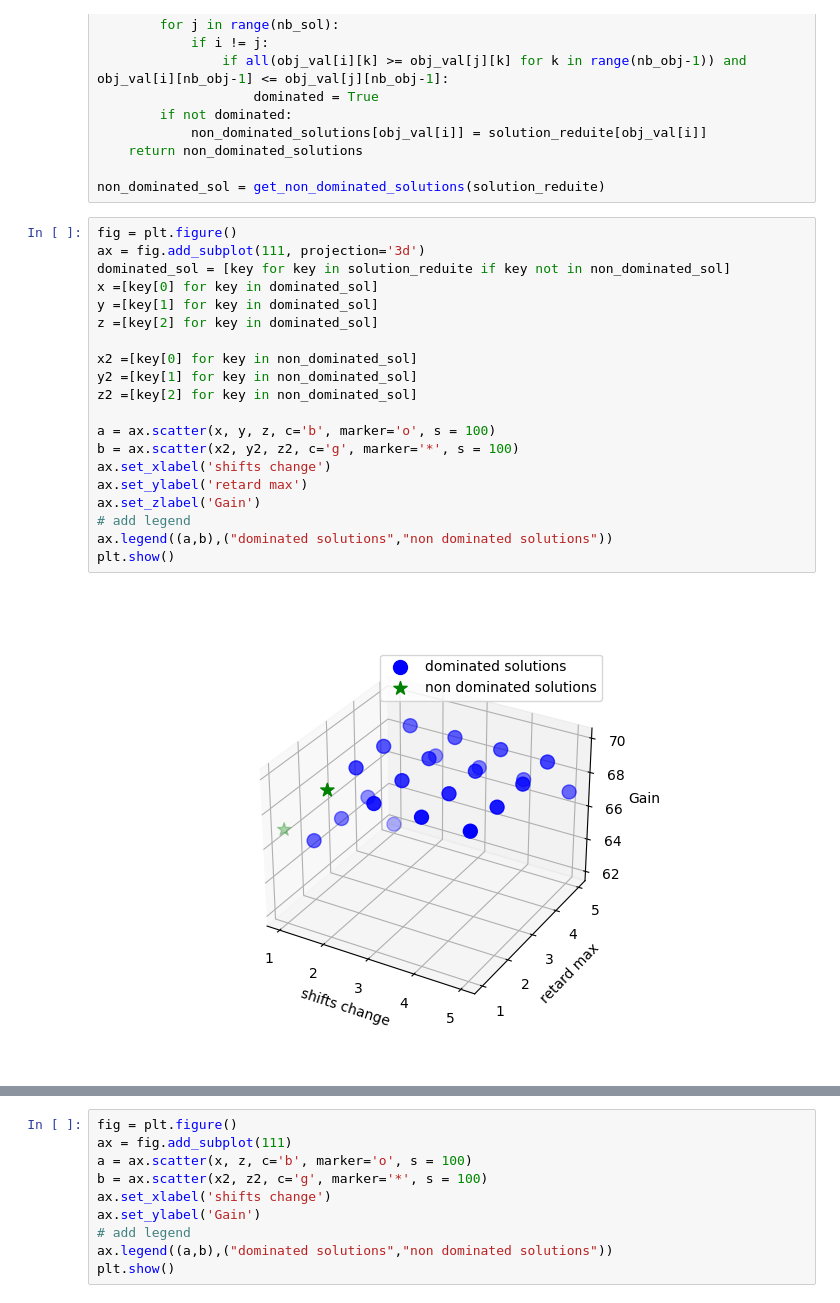
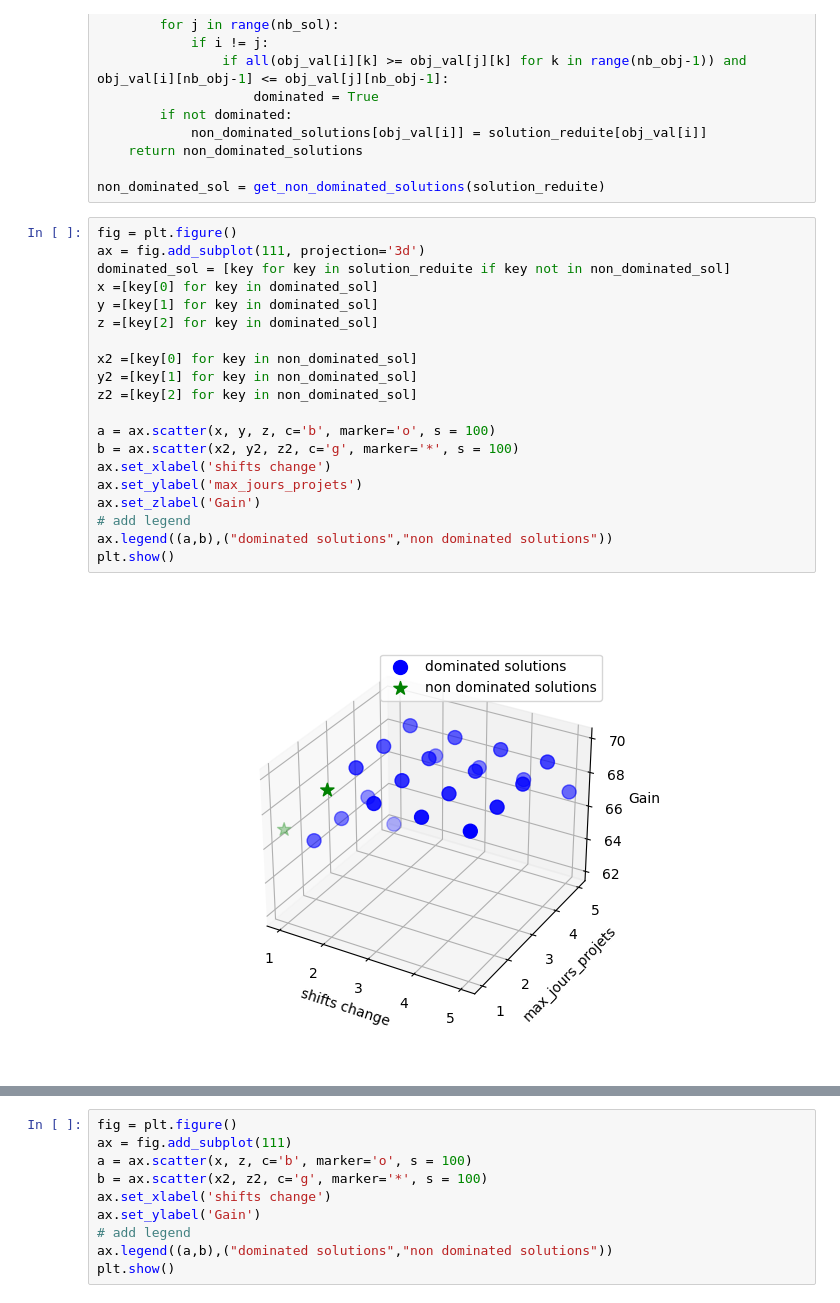
Before and after one commit to lidamsoukaina/Planification_Et_Affectation, a Jupyter notebook: main.ipynb, the cells around one changed output, grey strips where cells are left out. Cells and saved outputs as stored; diff of their text form.

```diff
--- a/main.ipynb
+++ b/main.ipynb
@@ -243,25 +243,25 @@ non_dominated_sol = get_non_dominated_solutions(solution_reduite)
 # %%
 fig = plt.figure()
 ax = fig.add_subplot(111, projection='3d')
 dominated_sol = [key for key in solution_reduite if key not in non_dominated_sol]
 x =[key[0] for key in dominated_sol]
 y =[key[1] for key in dominated_sol]
 z =[key[2] for key in dominated_sol]
 
 x2 =[key[0] for key in non_dominated_sol]
 y2 =[key[1] for key in non_dominated_sol]
 z2 =[key[2] for key in non_dominated_sol]
 
 a = ax.scatter(x, y, z, c='b', marker='o', s = 100)
 b = ax.scatter(x2, y2, z2, c='g', marker='*', s = 100)
 ax.set_xlabel('shifts change')
-ax.set_ylabel('retard max')
+ax.set_ylabel('max_jours_projets')
 ax.set_zlabel('Gain')
 # add legend
 ax.legend((a,b),("dominated solutions","non dominated solutions"))
 plt.show()
 # %% [output]
-[figure, old version]
+[figure, new version]
 # %%
 fig = plt.figure()
 ax = fig.add_subplot(111)
```
Also changed, not shown: parts of 11 cells of this notebook, 1 other file.
